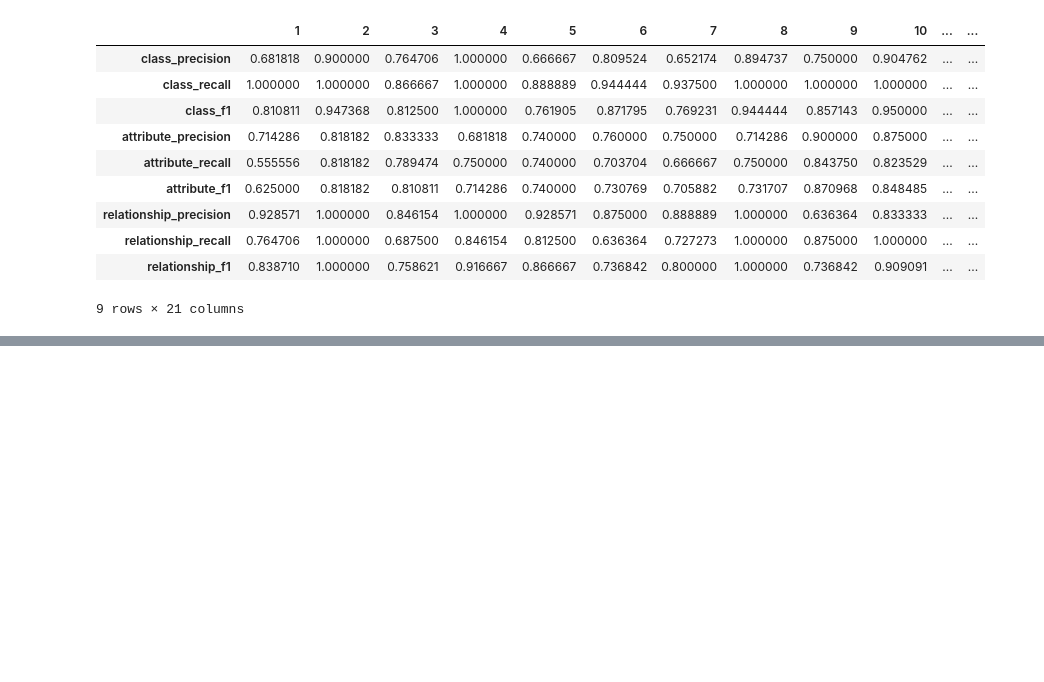
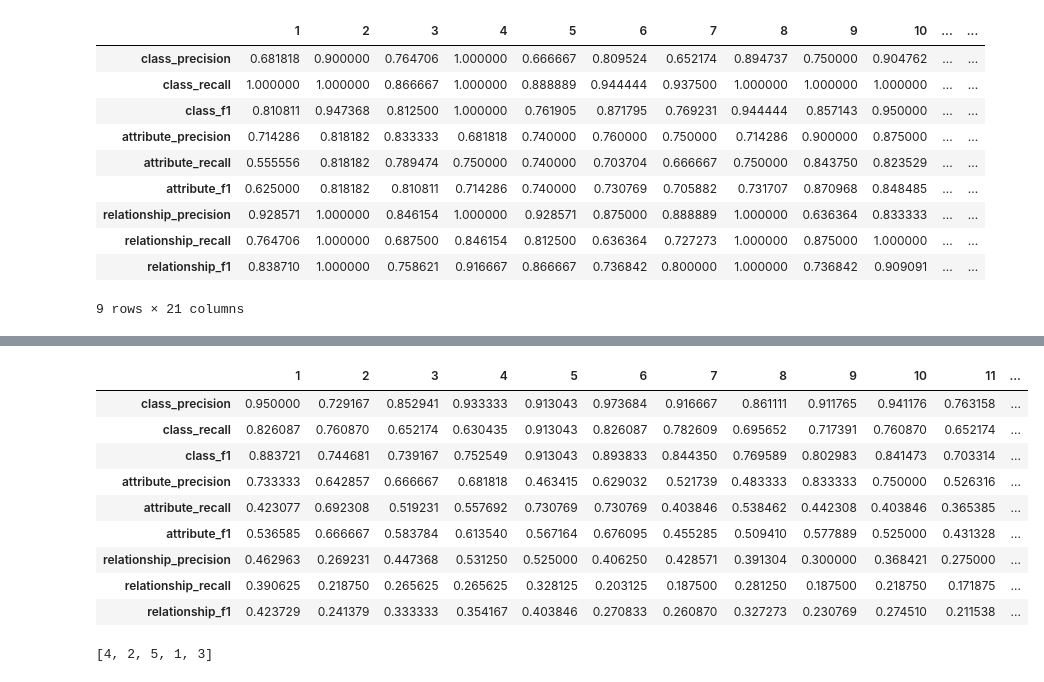
Before and after one commit to ChenKua/Domain_Model_Evaluation, a Jupyter notebook: main.ipynb, the cells around one changed output, grey strips where cells are left out. Saved outputs shown, nothing was run; the diff lists cells and outputs as text; code cells hidden in the pictures; blank space fills up the shorter version.

```diff
--- a/main.ipynb
+++ b/main.ipynb
@@ -212,0 +531,28 @@ df
+# %%
+import pandas as pd
+
+rows = [[] for i in range(9)]
+
+for d in result:
+
+    rows[0].append(d["class"]["precision"])
+    rows[1].append(d["class"]["recall"])
+    rows[2].append(d["class"]["f1"])
+
+    rows[3].append(d["attribute"]["precision"])
+    rows[4].append(d["attribute"]["recall"])
+    rows[5].append(d["attribute"]["f1"])
+
+    rows[6].append(d["relationship"]["precision"])
+    rows[7].append(d["relationship"]["recall"])
+    rows[8].append(d["relationship"]["f1"])
+
+col = [i + 1 for i in range(len(result))]
+index = ["class_pre"]
+# %%
+index = []
+for key in result[0]:
+    for key_2 in result[0][key]:
+        name = key + "_" + key_2
+        index.append(name)
+index
@@ -212,0 +569,32 @@ df
+# %%
+df = pd.DataFrame(rows, columns=col, index=index)
+# %%
+df
+# %% [output]
+|  | 1 | 2 | 3 | 4 | 5 | 6 | 7 | 8 | 9 | 10 | 11 | ... |
+| class_precision | 0.950000 | 0.729167 | 0.852941 | 0.933333 | 0.913043 | 0.973684 | 0.916667 | 0.861111 | 0.911765 | 0.941176 | 0.763158 | ... |
+| class_recall | 0.826087 | 0.760870 | 0.652174 | 0.630435 | 0.913043 | 0.826087 | 0.782609 | 0.695652 | 0.717391 | 0.760870 | 0.652174 | ... |
+| class_f1 | 0.883721 | 0.744681 | 0.739167 | 0.752549 | 0.913043 | 0.893833 | 0.844350 | 0.769589 | 0.802983 | 0.841473 | 0.703314 | ... |
+| attribute_precision | 0.733333 | 0.642857 | 0.666667 | 0.681818 | 0.463415 | 0.629032 | 0.521739 | 0.483333 | 0.833333 | 0.750000 | 0.526316 | ... |
+| attribute_recall | 0.423077 | 0.692308 | 0.519231 | 0.557692 | 0.730769 | 0.730769 | 0.403846 | 0.538462 | 0.442308 | 0.403846 | 0.365385 | ... |
+| attribute_f1 | 0.536585 | 0.666667 | 0.583784 | 0.613540 | 0.567164 | 0.676095 | 0.455285 | 0.509410 | 0.577889 | 0.525000 | 0.431328 | ... |
+| relationship_precision | 0.462963 | 0.269231 | 0.447368 | 0.531250 | 0.525000 | 0.406250 | 0.428571 | 0.391304 | 0.300000 | 0.368421 | 0.275000 | ... |
+| relationship_recall | 0.390625 | 0.218750 | 0.265625 | 0.265625 | 0.328125 | 0.203125 | 0.187500 | 0.281250 | 0.187500 | 0.218750 | 0.171875 | ... |
+| relationship_f1 | 0.423729 | 0.241379 | 0.333333 | 0.354167 | 0.403846 | 0.270833 | 0.260870 | 0.327273 | 0.230769 | 0.274510 | 0.211538 | ... |
+# %%
+def get_ranking(scores):
+    # Create a dictionary to store the scores and their corresponding ranks
+    score_ranking = {
+        score: rank for rank, score in enumerate(sorted(scores, reverse=True), start=1)
+    }
+
+    # Return the ranking for each score in the original order
+    return [score_ranking[score] for score in scores]
+
+
+# Example usage:
+scores = [85, 92, 78, 95, 88]
+ranking = get_ranking(scores)
+print(ranking)
+# %% [output]
+[4, 2, 5, 1, 3]
```
Also changed, not shown: parts of 30 cells of this notebook, 1 other file.
